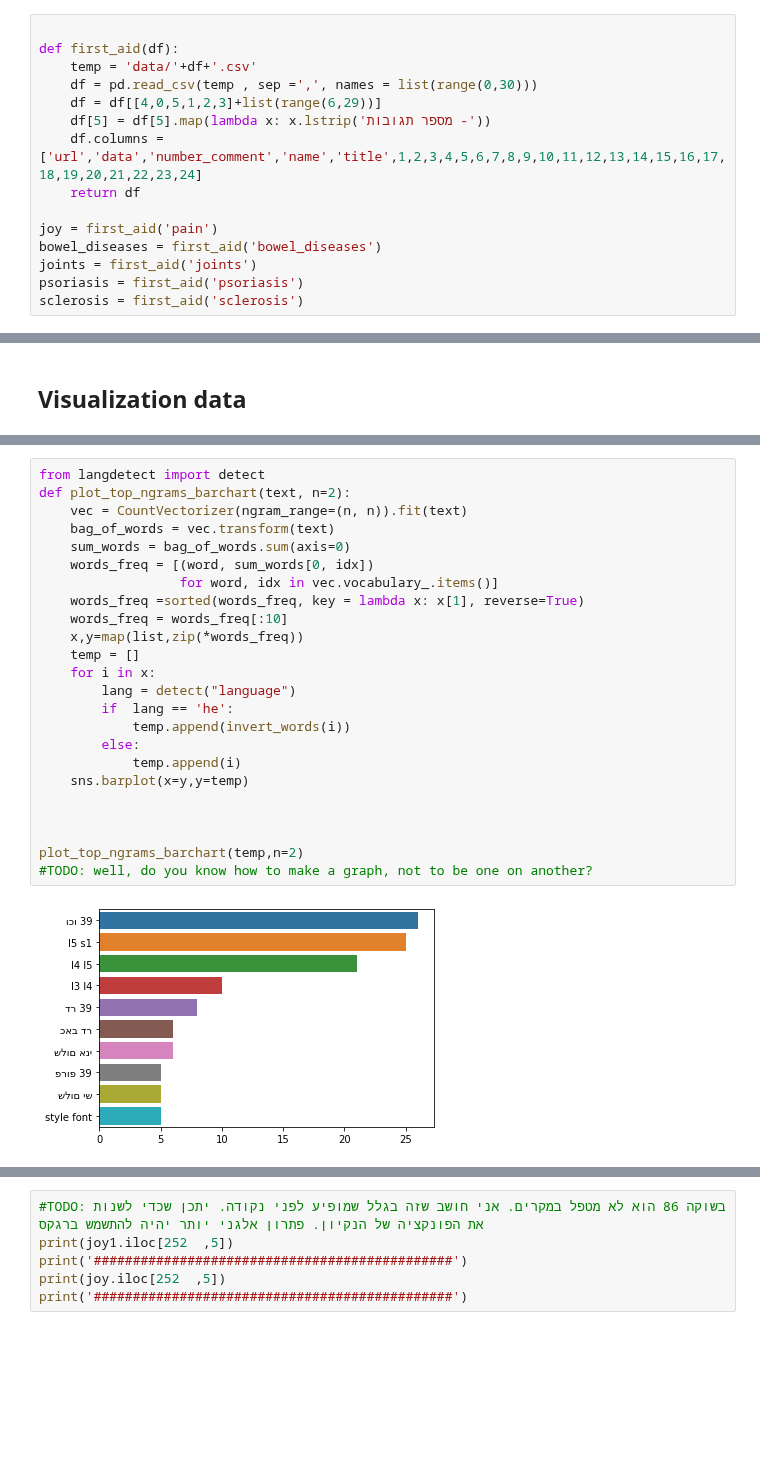
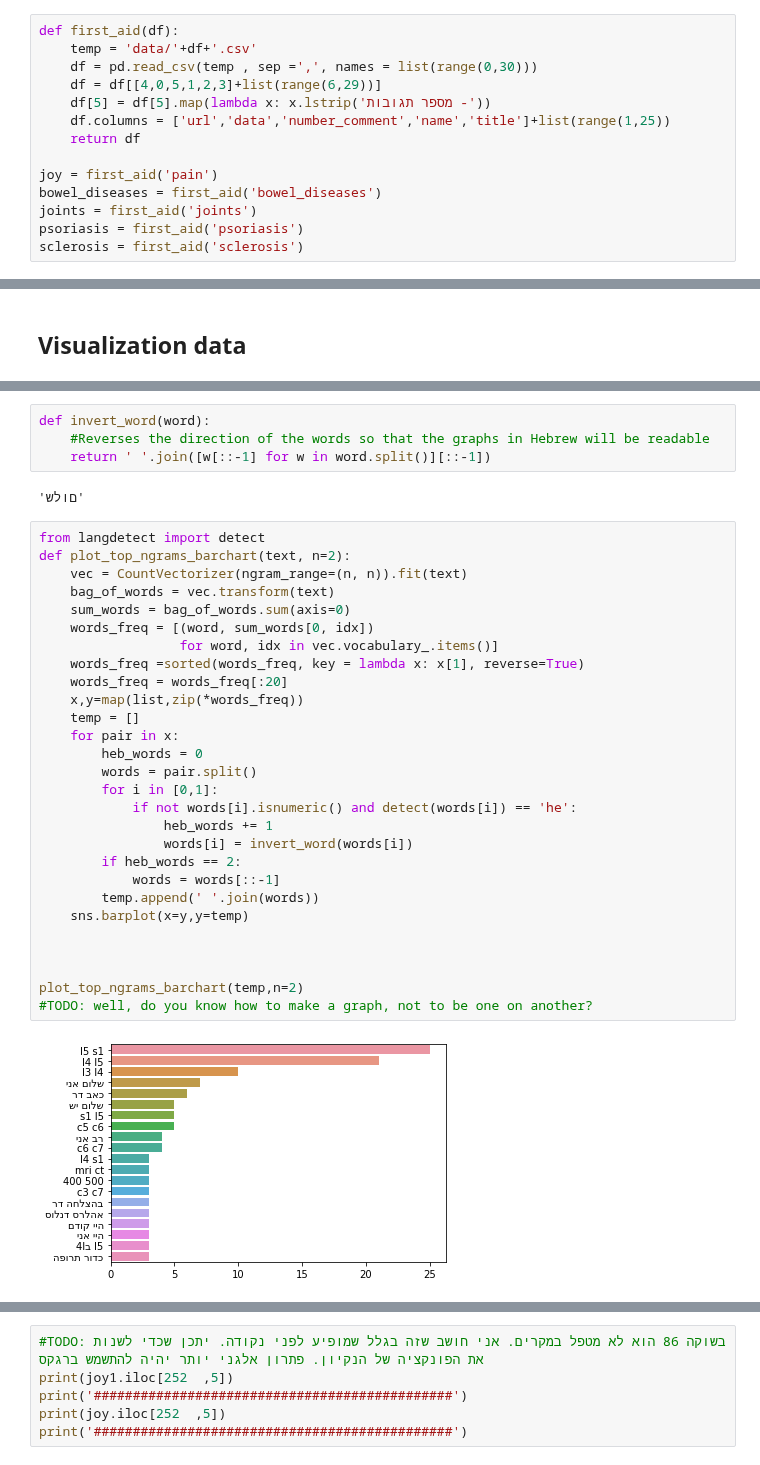
Before and after one commit to roishlezinger/nlpH, a Jupyter notebook: final project/organizes_data.ipynb, the cells around one changed output, grey strips where cells are left out. Saved outputs shown, nothing was run; the diff lists cells and outputs as text; blank space fills up the shorter version.

```diff
--- a/final project/organizes_data.ipynb
+++ b/final project/organizes_data.ipynb
@@ -9,13 +9,12 @@ import seaborn as sns
 from collections import Counter
 from sklearn.feature_extraction.text import CountVectorizer
 # %%
-
 def first_aid(df):
     temp = 'data/'+df+'.csv'
     df = pd.read_csv(temp , sep =',', names = list(range(0,30)))
     df = df[[4,0,5,1,2,3]+list(range(6,29))]
     df[5] = df[5].map(lambda x: x.lstrip('מספר תגובות -'))
-    df.columns = ['url','data','number_comment','name','title',1,2,3,4,5,6,7,8,9,10,11,12,13,14,15,16,17,18,19,20,21,22,23,24]
+    df.columns = ['url','data','number_comment','name','title']+list(range(1,25))
     return df
 
 joy = first_aid('pain')
@@ -260,26 +366,36 @@ plot_20_common(temp)
+# %%
+def invert_word(word):
+    #Reverses the direction of the words so that the graphs in Hebrew will be readable
+    return ' '.join([w[::-1] for w in word.split()][::-1])
+# %% [output]
+'םולש'
 # %%
 from langdetect import detect
 def plot_top_ngrams_barchart(text, n=2):
     vec = CountVectorizer(ngram_range=(n, n)).fit(text)
     bag_of_words = vec.transform(text)
     sum_words = bag_of_words.sum(axis=0)
     words_freq = [(word, sum_words[0, idx])
                   for word, idx in vec.vocabulary_.items()]
     words_freq =sorted(words_freq, key = lambda x: x[1], reverse=True)
-    words_freq = words_freq[:10]
+    words_freq = words_freq[:20]
     x,y=map(list,zip(*words_freq))
     temp = []
-    for i in x:
-        lang = detect("language")
-        if  lang == 'he':
-            temp.append(invert_words(i))
-        else:
-            temp.append(i)
+    for pair in x:
+        heb_words = 0
+        words = pair.split()
+        for i in [0,1]:
+            if not words[i].isnumeric() and detect(words[i]) == 'he':
+                heb_words += 1
+                words[i] = invert_word(words[i])
+        if heb_words == 2:
+            words = words[::-1]
+        temp.append(' '.join(words))
     sns.barplot(x=y,y=temp)
 
 
 
 plot_top_ngrams_barchart(temp,n=2)
 #TODO: well, do you know how to make a graph, not to be one on another?
 # %% [output]
-[figure, old version]
+[figure, new version]
```
Also changed, not shown: parts of 7 cells of this notebook.
